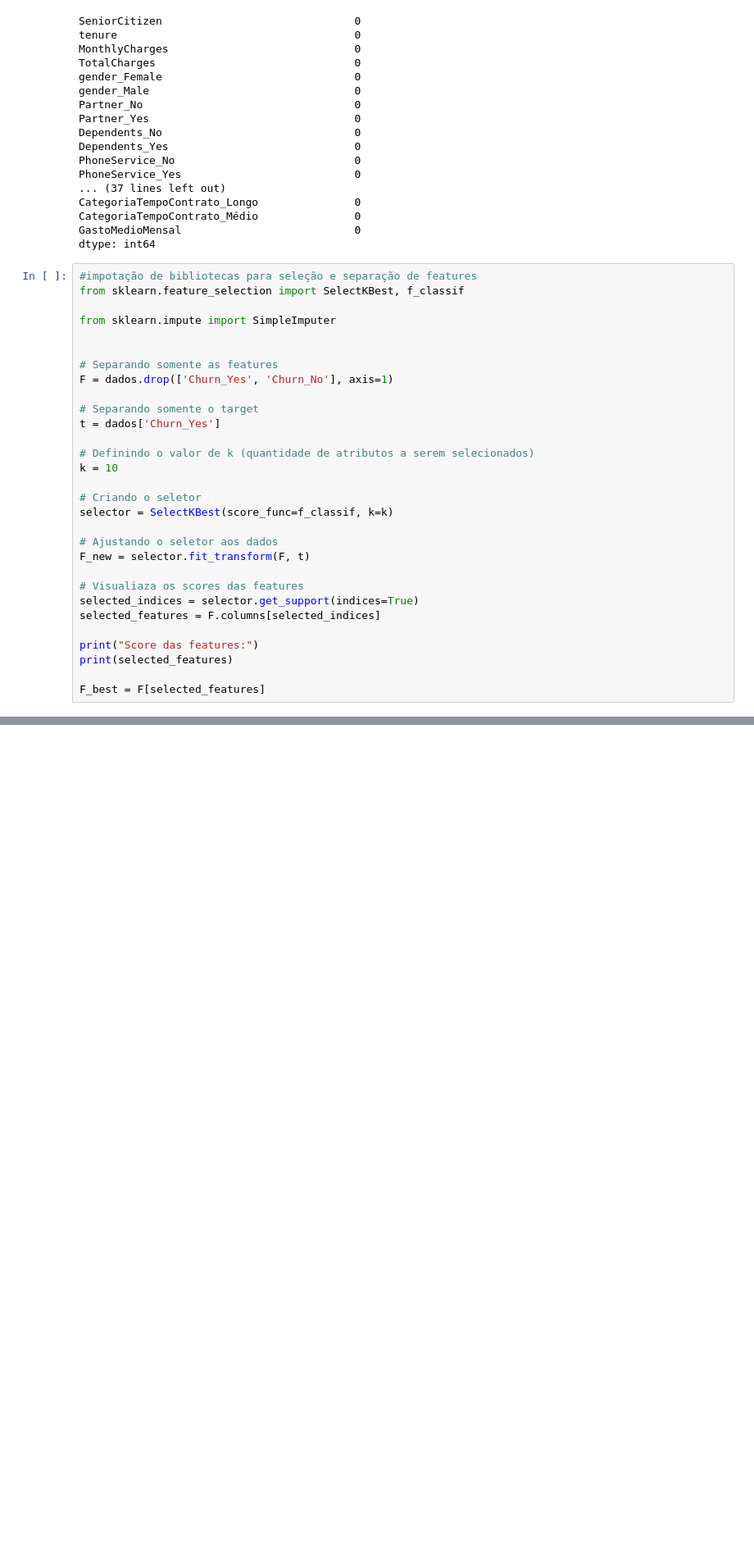
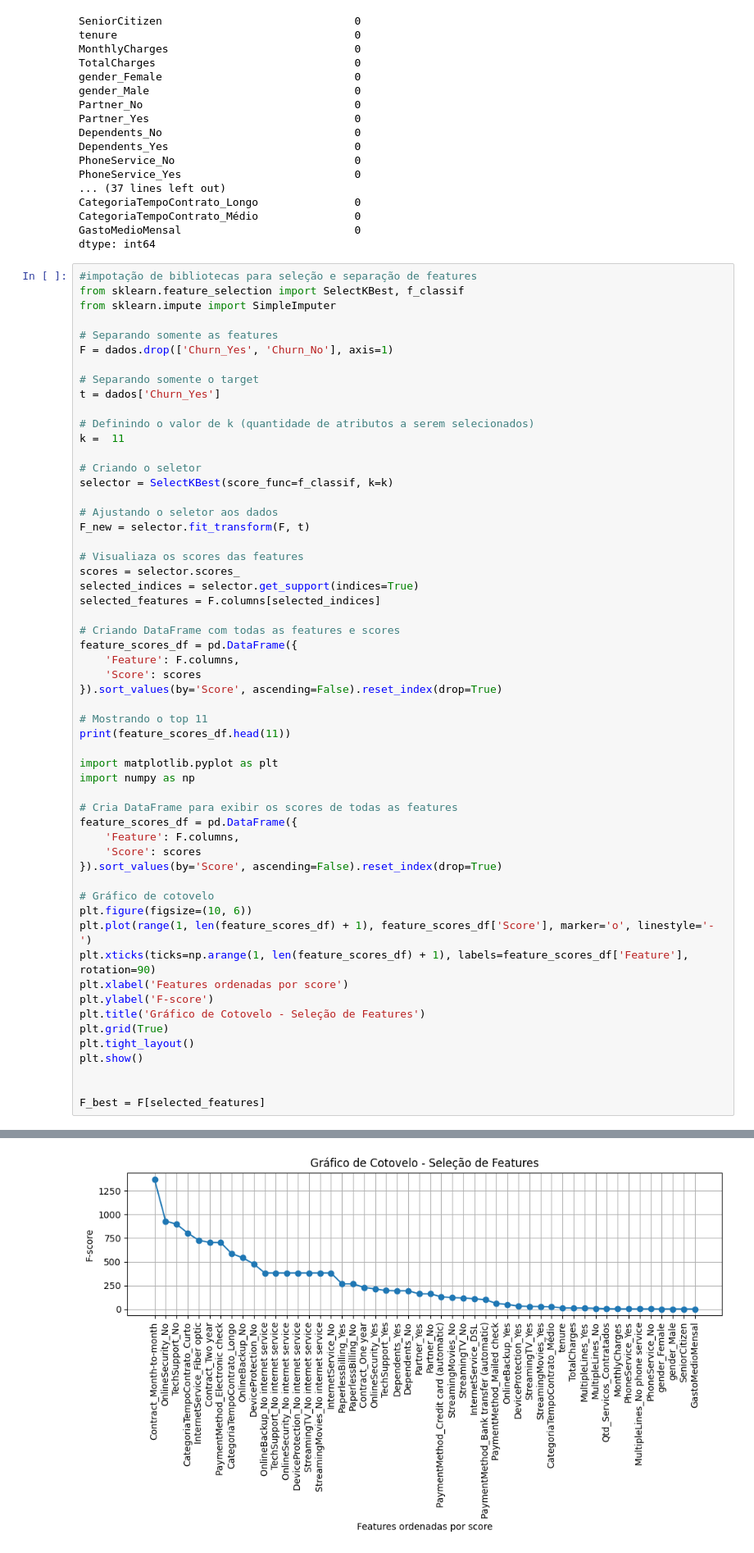
Before and after one commit to diego-albertino/Previsao-Churn, a Jupyter notebook: previsao_de_churn.ipynb, the cells around one changed output, grey strips where cells are left out. Shown at 82% size. Drawn from its saved outputs; the diff is of its cells as text; blank space fills up the shorter version.

Commit message:
Implementação de um Gráfico cotovelo para auxílio na escolha do valor K

```diff
--- a/previsao_de_churn.ipynb
+++ b/previsao_de_churn.ipynb
@@ -441,9 +444,7 @@ dtype: int64
 # %%
 #impotação de bibliotecas para seleção e separação de features
 from sklearn.feature_selection import SelectKBest, f_classif
-
 from sklearn.impute import SimpleImputer
-
 
 # Separando somente as features
 F = dados.drop(['Churn_Yes', 'Churn_No'], axis=1)
@@ -452,7 +453,7 @@ F = dados.drop(['Churn_Yes', 'Churn_No'], axis=1)
 t = dados['Churn_Yes']
 
 # Definindo o valor de k (quantidade de atributos a serem selecionados)
-k = 10
+k =  11
 
 # Criando o seletor
 selector = SelectKBest(score_func=f_classif, k=k)
@@ -461,11 +462,39 @@ selector = SelectKBest(score_func=f_classif, k=k)
 F_new = selector.fit_transform(F, t)
 
 # Visualiaza os scores das features
+scores = selector.scores_
 selected_indices = selector.get_support(indices=True)
 selected_features = F.columns[selected_indices]
 
-print("Score das features:")
-print(selected_features)
+# Criando DataFrame com todas as features e scores
+feature_scores_df = pd.DataFrame({
+    'Feature': F.columns,
+    'Score': scores
+}).sort_values(by='Score', ascending=False).reset_index(drop=True)
+
+# Mostrando o top 11
+print(feature_scores_df.head(11))
+
+import matplotlib.pyplot as plt
+import numpy as np
+
+# Cria DataFrame para exibir os scores de todas as features
+feature_scores_df = pd.DataFrame({
+    'Feature': F.columns,
+    'Score': scores
+}).sort_values(by='Score', ascending=False).reset_index(drop=True)
+
+# Gráfico de cotovelo
+plt.figure(figsize=(10, 6))
+plt.plot(range(1, len(feature_scores_df) + 1), feature_scores_df['Score'], marker='o', linestyle='-')
+plt.xticks(ticks=np.arange(1, len(feature_scores_df) + 1), labels=feature_scores_df['Feature'], rotation=90)
+plt.xlabel('Features ordenadas por score')
+plt.ylabel('F-score')
+plt.title('Gráfico de Cotovelo - Seleção de Features')
+plt.grid(True)
+plt.tight_layout()
+plt.show()
+
 
 F_best = F[selected_features]
 # %% [output]
@@ -478,3 +513,4 @@ Index(['InternetService_Fiber optic', 'OnlineSecurity_No', 'OnlineBackup_No',
+[figure, added]
 # %%
 # Aplicando PCA para visualização 2D
 
```
Also changed, not shown: parts of 2 cells of this notebook.
